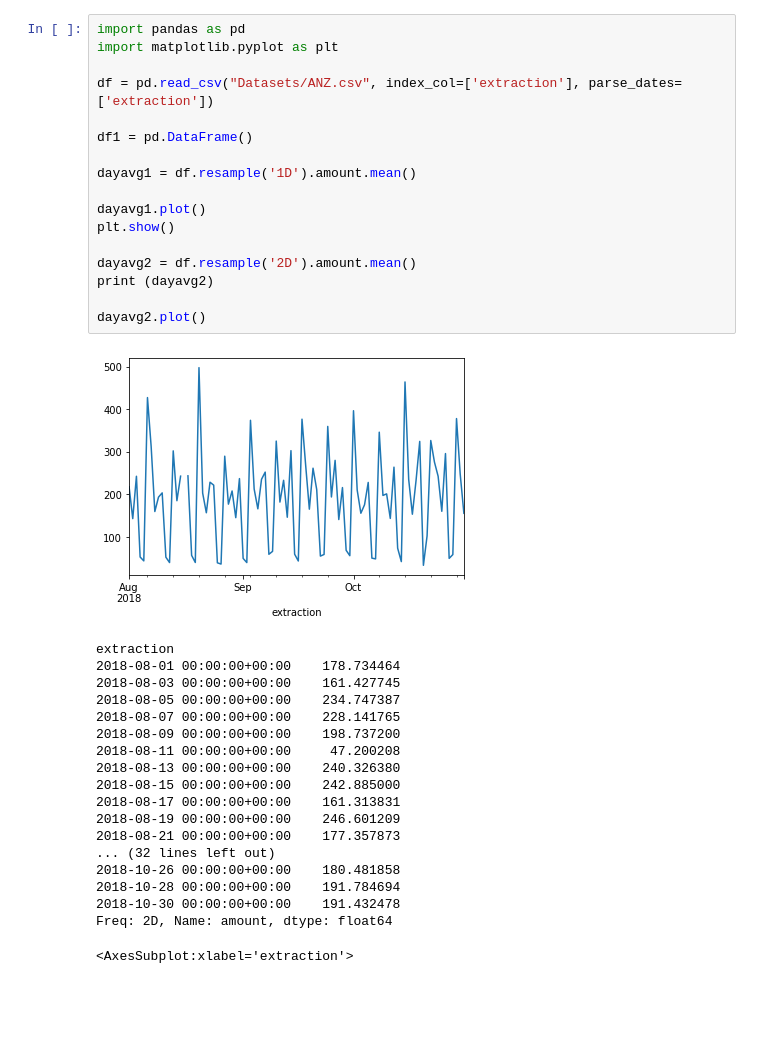
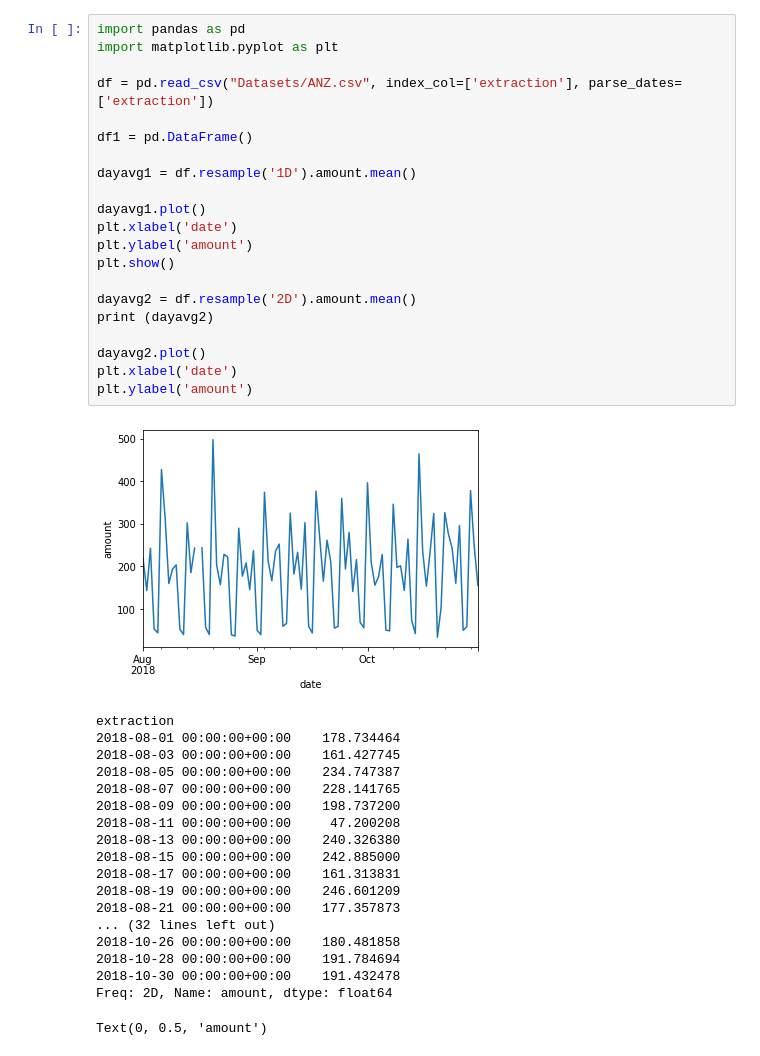
Before and after one commit to andrew-app/ANZDataAnalysis, a Jupyter notebook: test_sort.ipynb, the cells around one changed output. Cells and saved outputs as stored; diff of their text form; blank space fills up the shorter version.

```diff
--- a/test_sort.ipynb
+++ b/test_sort.ipynb
@@ -1,22 +1,26 @@
 # %%
 import pandas as pd
 import matplotlib.pyplot as plt
 
 df = pd.read_csv("Datasets/ANZ.csv", index_col=['extraction'], parse_dates=['extraction'])
 
 df1 = pd.DataFrame()
 
 dayavg1 = df.resample('1D').amount.mean()
 
 dayavg1.plot()
+plt.xlabel('date')
+plt.ylabel('amount')
 plt.show()
 
 dayavg2 = df.resample('2D').amount.mean()
 print (dayavg2)
 
 dayavg2.plot()
+plt.xlabel('date')
+plt.ylabel('amount')
 # %% [output]
-[figure, old version]
+[figure, new version]
 extraction
 2018-08-01 00:00:00+00:00    178.734464
 2018-08-03 00:00:00+00:00    161.427745
@@ -34,4 +38,4 @@ extraction
 2018-10-28 00:00:00+00:00    191.784694
 2018-10-30 00:00:00+00:00    191.432478
 Freq: 2D, Name: amount, dtype: float64
-<AxesSubplot:xlabel='extraction'>
+Text(0, 0.5, 'amount')
```
Also changed, not shown: parts of 6 cells of this notebook, 2 other files.
